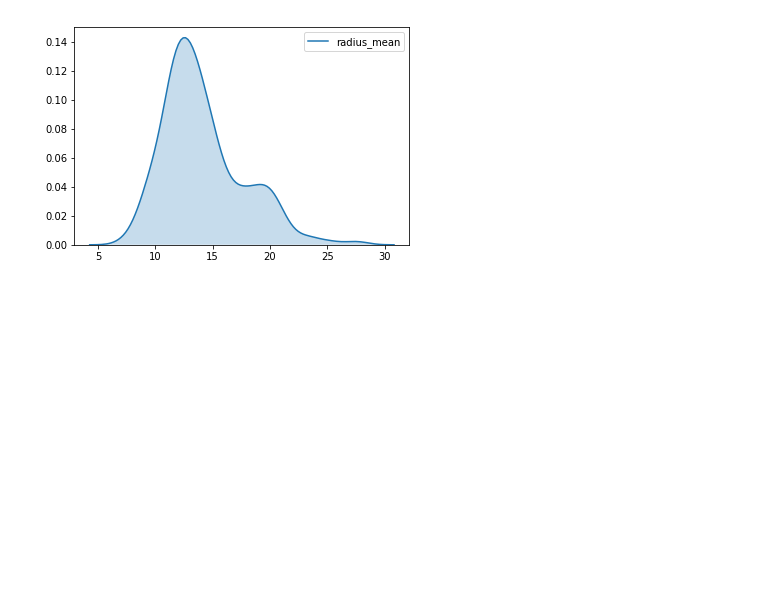
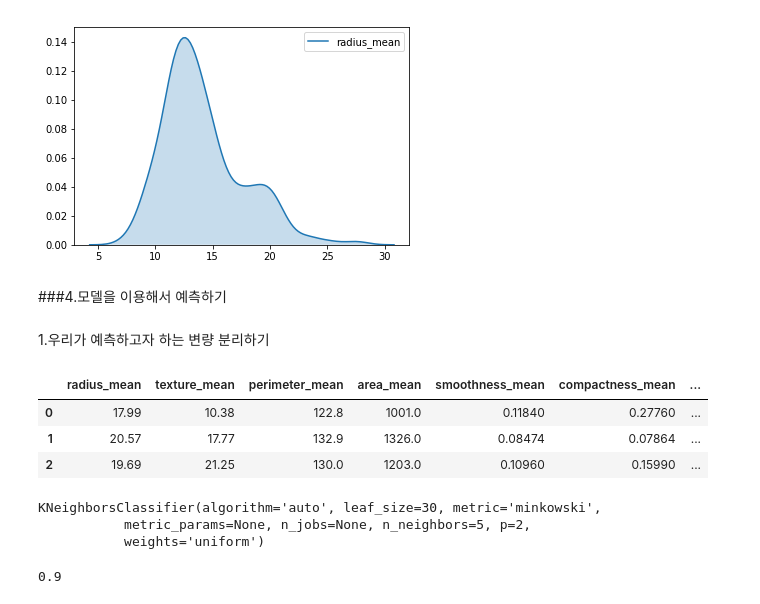
Before and after one commit to suntan-fruits/colab_notebooks, a Jupyter notebook: breast_cancer_classification.ipynb, the cells around one changed output. Saved outputs shown, nothing was run; the diff lists cells and outputs as text; code cells hidden in the pictures; blank space fills up the shorter version.

```diff
--- a/breast_cancer_classification.ipynb
+++ b/breast_cancer_classification.ipynb
@@ -104,3 +104,17 @@ sns.kdeplot(radius, shade=True)
 plt.show()
 # %% [output]
 [figure]
+# %% [markdown]
+###4.모델을 이용해서 예측하기
+# %% [markdown]
+1.우리가 예측하고자 하는 변량 분리하기
+# %%
+X = data.drop(['diagnosis','id','Unnamed: 32'],axis=1)
+y = data['diagnosis']
+# %%
+X.head(3)
+# %% [output]
+|  | radius_mean | texture_mean | perimeter_mean | area_mean | smoothness_mean | compactness_mean | ... |
+| 0 | 17.99 | 10.38 | 122.8 | 1001.0 | 0.11840 | 0.27760 | ... |
+| 1 | 20.57 | 17.77 | 132.9 | 1326.0 | 0.08474 | 0.07864 | ... |
+| 2 | 19.69 | 21.25 | 130.0 | 1203.0 | 0.10960 | 0.15990 | ... |
@@ -106,0 +129,6 @@ plt.show()
+# %%
+clf.fit(train_X, train_y)
+# %% [output]
+KNeighborsClassifier(algorithm='auto', leaf_size=30, metric='minkowski',
+           metric_params=None, n_jobs=None, n_neighbors=5, p=2,
+           weights='uniform')
@@ -106,0 +137,7 @@ plt.show()
+# %%
+from sklearn.metrics import accuracy_score
+
+score = accuracy_score(predicitons, test_y)
+print(score)
+# %% [output]
+0.9
```
Also changed, not shown: parts of 12 cells of this notebook.
